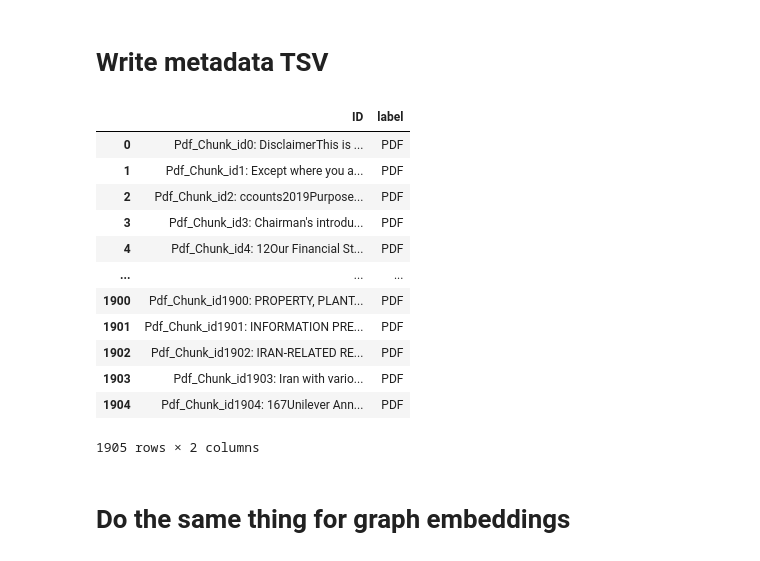
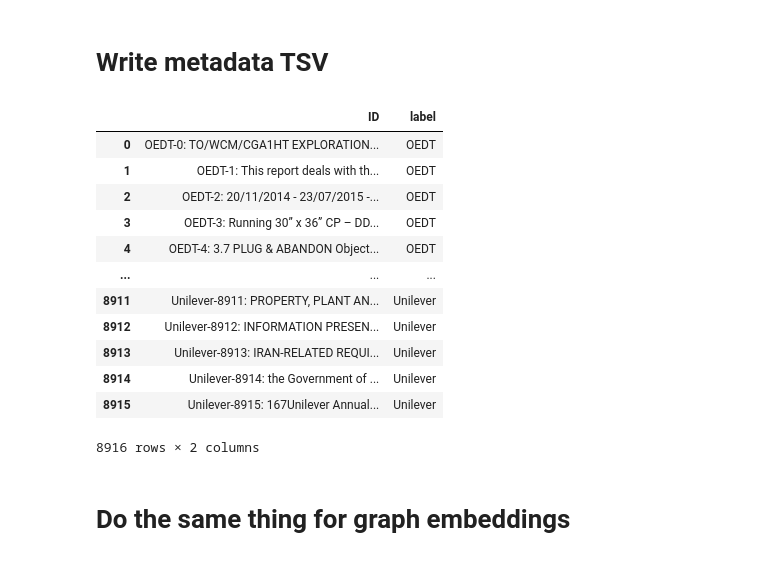
Before and after one commit to lawrencerowland/PS-Chat, a Jupyter notebook: notebooks/Exp6 (b)-Visulization-of-embedding-vectors-3D.ipynb, the cells around one changed output. Saved outputs shown, nothing was run; the diff lists cells and outputs as text; code cells hidden in the pictures.

```diff
--- a/notebooks/Exp6 (b)-Visulization-of-embedding-vectors-3D.ipynb
+++ b/notebooks/Exp6 (b)-Visulization-of-embedding-vectors-3D.ipynb
@@ -0,0 +33,3 @@
+# %%
+subfolders = get_subfolders("../docs")
+subfolders
@@ -1,2 +38,28 @@
+# %%
+embeddings = OpenAIEmbeddings()
+
+chunk_dicts = {
+    "text":[],
+    "vectors":[],
+    "categories":[]
+}
+
+for subfolder in tqdm(subfolders):
+    my_loader = DirectoryLoader(subfolder, glob='**/*.pdf')
+    documents = my_loader.load()
+    text_splitter = RecursiveCharacterTextSplitter(chunk_size = 1000, chunk_overlap = 0)
+    docs = text_splitter.split_documents(documents)
+
+    for chunk in tqdm(docs):
+        chunk_text = chunk.page_content
+        chunk_embedded_vector = embeddings.embed_documents([chunk_text])
+
+        chunk_dicts["vectors"].append(chunk_embedded_vector)
+        chunk_dicts["categories"].append(subfolder.split("/")[-1])
+        chunk_dicts["text"].append([chunk_text])
+# %%
+with open('new_pdf_embedding.json', 'w') as f:
+    # Use json.dump to write the data to the file.
+    json.dump(chunk_dicts, f)
 # %% [markdown]
 # Load PDF embeddings
@@ -10,5 +66,5 @@ import numpy as np
 # %%
-with open('pdf_embedding.json', 'r') as f:
+with open('new_pdf_embedding.json', 'r') as f:
     # Use json.load to load the data from the file.
     pdf_embedding = json.load(f)
 # %%
@@ -57,22 +113,29 @@ embeddings_df.to_csv(os.path.join(log_dir,'embeddings.tsv'), sep='\t', index=Fal
 # metadata_df = pd.DataFrame(paragraphs, columns=['paragraph'])
 # metadata_df.to_csv('example_metadata.tsv', sep='\t', index=False, header=False)
 # %%
-paragraphs = [ "Pdf_Chunk_id{}: ".format(idx) + text[0].replace("\n", "") for idx, text in enumerate(pdf_embedding["text"])]
+paragraphs = []
+idx = 0
+for text, cat in zip(pdf_embedding["text"], pdf_embedding["categories"]):
+    context = text[0].replace("\n", "")
+    metadata = f"{cat}-{idx}: {context}"
+    paragraphs.append(metadata)
+    idx +=1
+
+#  paragraphs = [ "Pdf_Chunk_id{}: ".format(idx) + text[0].replace("\n", "") for idx, text in enumerate(pdf_embedding["text"])]
 metadata_df = pd.DataFrame(paragraphs, columns=['ID'])
-metadata_df["label"]="PDF"
-metadata_df.to_csv(os.path.join(log_dir, 'metadata.tsv'), sep='\t', index=False)
+metadata_df["label"]=pdf_embedding["categories"]
 metadata_df
 # %% [output]
 |  | ID | label |
-| 0 | Pdf_Chunk_id0: DisclaimerThis is ... | PDF |
-| 1 | Pdf_Chunk_id1: Except where you a... | PDF |
-| 2 | Pdf_Chunk_id2: ccounts2019Purpose... | PDF |
-| 3 | Pdf_Chunk_id3: Chairman's introdu... | PDF |
-| 4 | Pdf_Chunk_id4: 12Our Financial St... | PDF |
+| 0 | OEDT-0: TO/WCM/CGA1HT EXPLORATION... | OEDT |
+| 1 | OEDT-1: This report deals with th... | OEDT |
+| 2 | OEDT-2: 20/11/2014 - 23/07/2015 -... | OEDT |
+| 3 | OEDT-3: Running 30” x 36” CP – DD... | OEDT |
+| 4 | OEDT-4: 3.7 PLUG & ABANDON Object... | OEDT |
 | ... | ... | ... |
-| 1900 | Pdf_Chunk_id1900: PROPERTY, PLANT... | PDF |
-| 1901 | Pdf_Chunk_id1901: INFORMATION PRE... | PDF |
-| 1902 | Pdf_Chunk_id1902: IRAN-RELATED RE... | PDF |
-| 1903 | Pdf_Chunk_id1903: Iran with vario... | PDF |
-| 1904 | Pdf_Chunk_id1904: 167Unilever Ann... | PDF |
+| 8911 | Unilever-8911: PROPERTY, PLANT AN... | Unilever |
+| 8912 | Unilever-8912: INFORMATION PRESEN... | Unilever |
+| 8913 | Unilever-8913: IRAN-RELATED REQUI... | Unilever |
+| 8914 | Unilever-8914: the Government of ... | Unilever |
+| 8915 | Unilever-8915: 167Unilever Annual... | Unilever |
-1905 rows × 2 columns
+8916 rows × 2 columns
```
Also changed, not shown: parts of 10 cells of this notebook, 5 other files.
